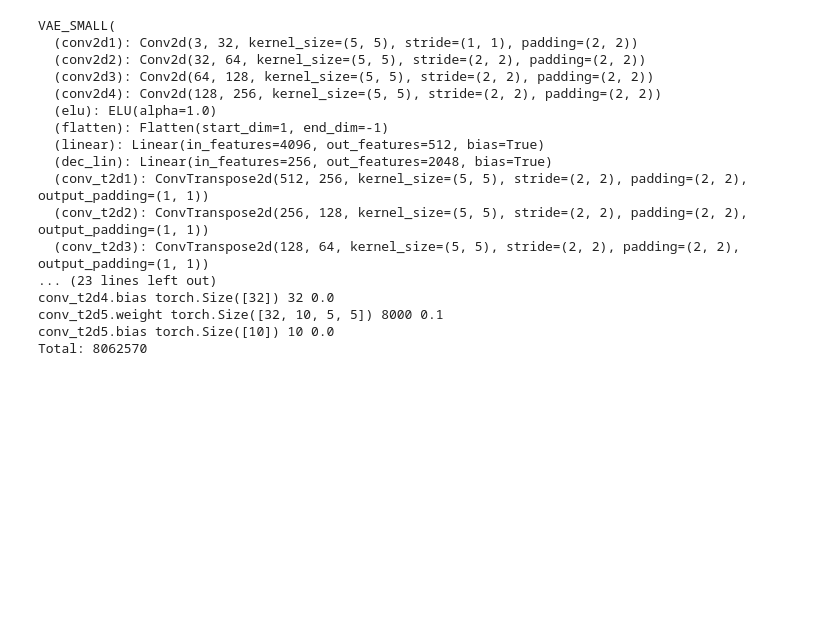
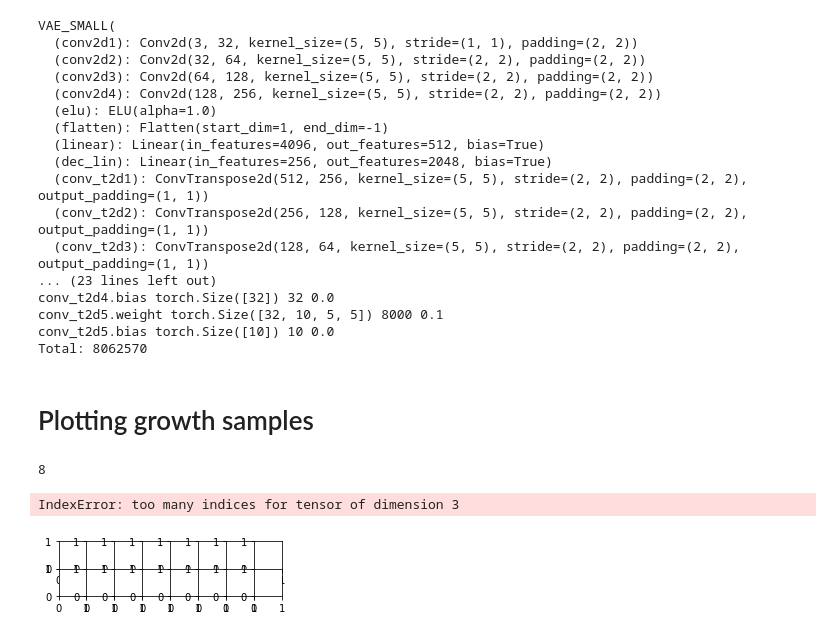
Before and after one commit to JanSchering/natural_computing, a Jupyter notebook: final/vae/presentation_vis.ipynb, the cells around one changed output. Cells and saved outputs as stored; diff of their text form; code cells hidden in the pictures; blank space fills up the shorter version.

Commit message:
attempt to plot vae growth samples

```diff
--- a/final/vae/presentation_vis.ipynb
+++ b/final/vae/presentation_vis.ipynb
@@ -402,3 +402,41 @@ param_path = join(getcwd(), "latest_VAE_SMALL")
 vae_small.load(param_path)
 # %%
 vae_small.test(128)
+# %% [markdown]
+# Plotting growth samples
+# %%
+samples = vae.p_z.sample((8,)).to(vae.device)
+states = vae.decode(samples)
+print(len(states))
+# %% [output]
+8
+# %%
+def plot_growth(save_path, states, mean=False):
+    num_rows = 2
+    num_cols = 8
+
+    fig, axs = plt.subplots(num_rows, num_cols, figsize=(num_cols/2,num_rows/2),
+                            gridspec_kw={'wspace':0, 'hspace':0},
+                            squeeze=True)
+    cur_row = 0
+    for idx, state in enumerate(states):
+        if idx % num_cols == 0 and idx > 0:
+            cur_row += 1
+        growth_sample, growth_mean = vae.to_rgb(state[0:1])
+        if mean:
+            axs[cur_row][idx % num_cols].imshow(growth_mean.squeeze(0).permute(1,2,0).cpu().detach().numpy(), aspect='auto')
+        else:
+            axs[cur_row][idx % num_cols].imshow(growth_sample.squeeze(0).permute(1,2,0).cpu().detach().numpy(), aspect='auto')
+        axs[cur_row][idx % num_cols].axis('off')
+
+    for row in range(num_rows):
+        for col in range(num_cols):
+            axs[row][col].axis("off")
+    plt.subplots_adjust(hspace=0, wspace=0)
+    plt.show()
+    plt.savefig(save_path)
+# %%
+plot_growth(join(vae_dir, "growth_vae.png"), states)
+# %% [output]
+IndexError: too many indices for tensor of dimension 3
+[figure, added]
```
